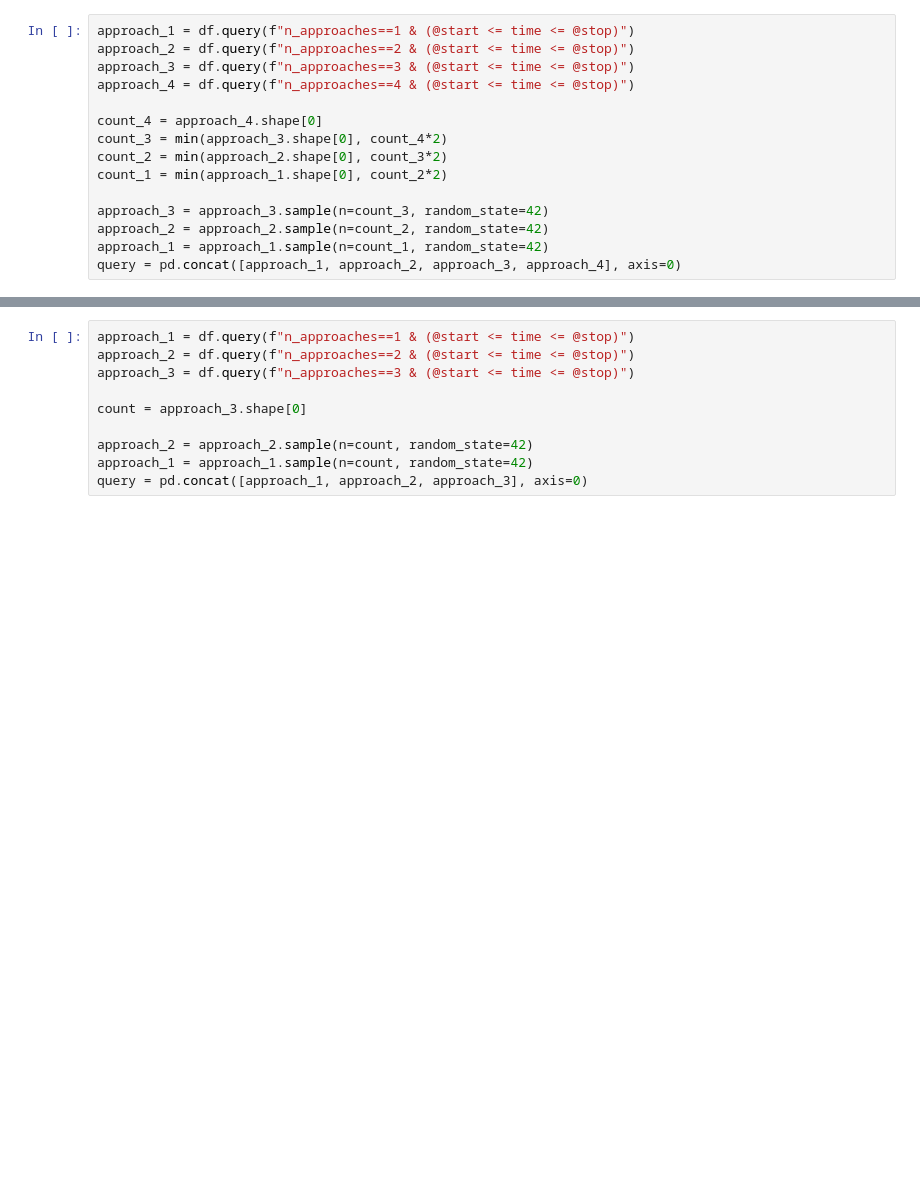
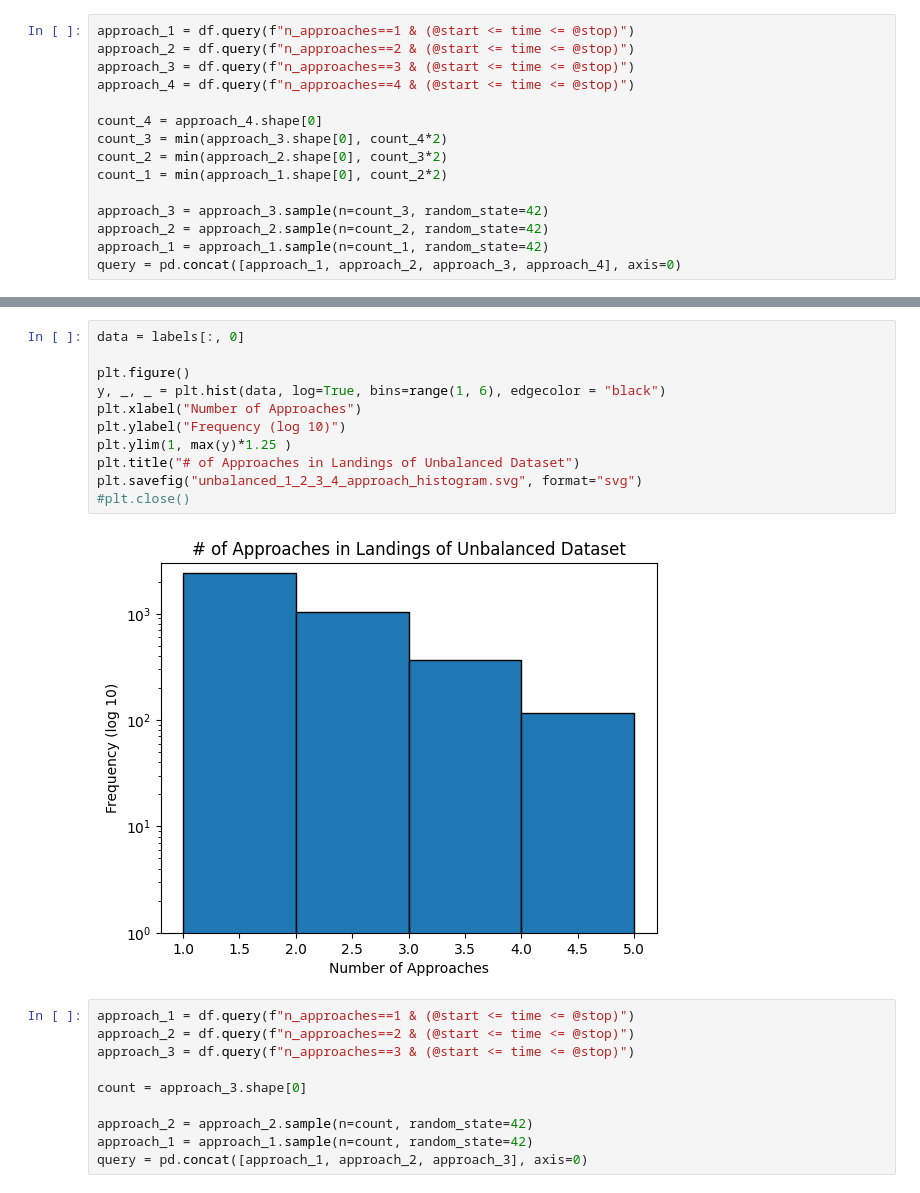
Before and after one commit to tobbensol/masters-thesis, a Jupyter notebook: cyclic_dataset_exploration.ipynb, the cells around one changed output, grey strips where cells are left out. Drawn from its saved outputs; the diff is of its cells as text; blank space fills up the shorter version.

```diff
--- a/cyclic_dataset_exploration.ipynb
+++ b/cyclic_dataset_exploration.ipynb
@@ -63,3 +75,16 @@ data = get_flight_persistances(flights, file_name, load_results=False)
+# %%
+data = labels[:, 0]
+
+plt.figure()
+y, _, _ = plt.hist(data, log=True, bins=range(1, 6), edgecolor = "black")
+plt.xlabel("Number of Approaches")
+plt.ylabel("Frequency (log 10)")
+plt.ylim(1, max(y)*1.25 )
+plt.title("# of Approaches in Landings of Unbalanced Dataset")
+plt.savefig("unbalanced_1_2_3_4_approach_histogram.svg", format="svg")
+#plt.close()
+# %% [output]
+[figure, added]
 # %%
 approach_1 = df.query(f"n_approaches==1 & (@start <= time <= @stop)")
 approach_2 = df.query(f"n_approaches==2 & (@start <= time <= @stop)")
```
Also changed, not shown: parts of 12 cells of this notebook.
